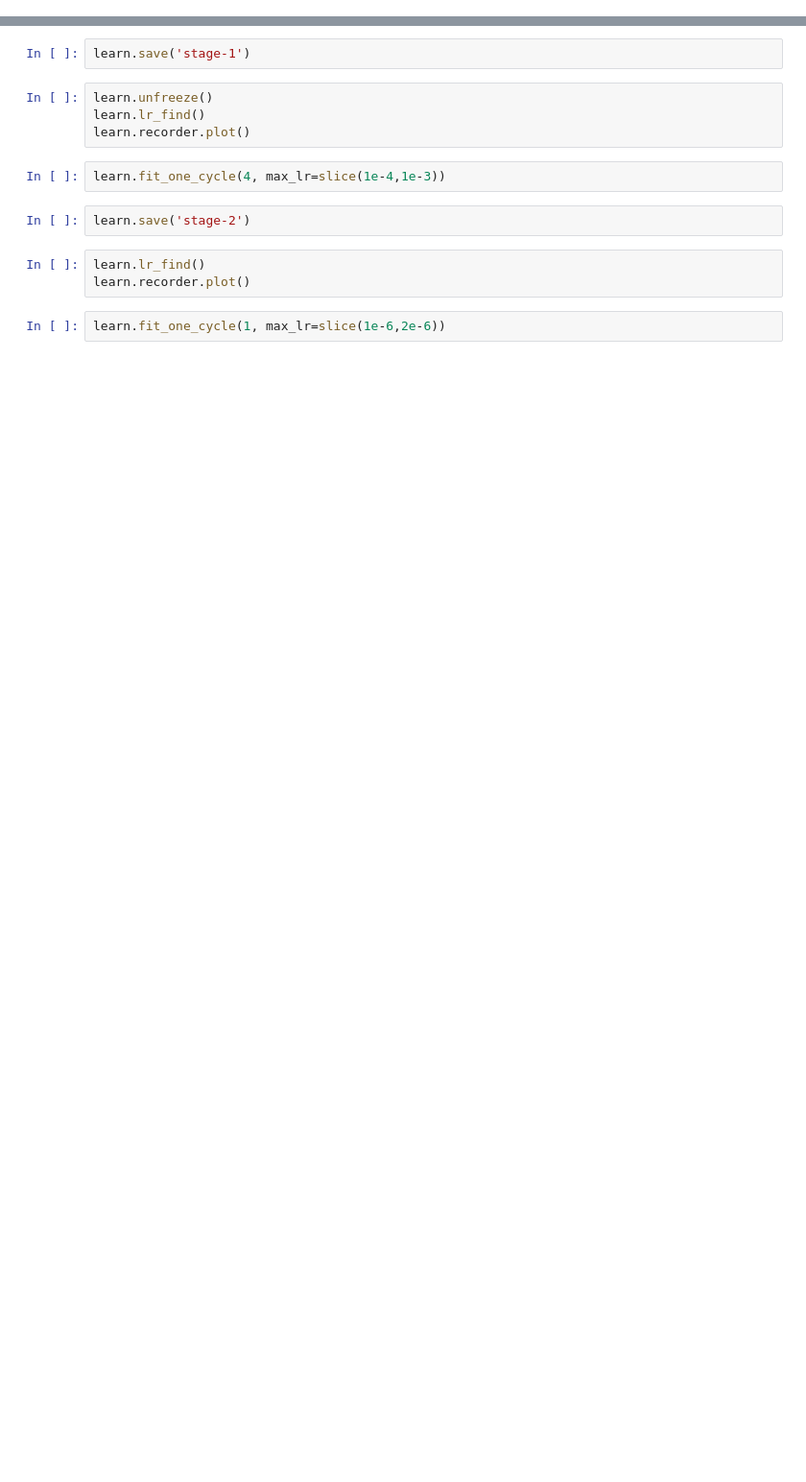
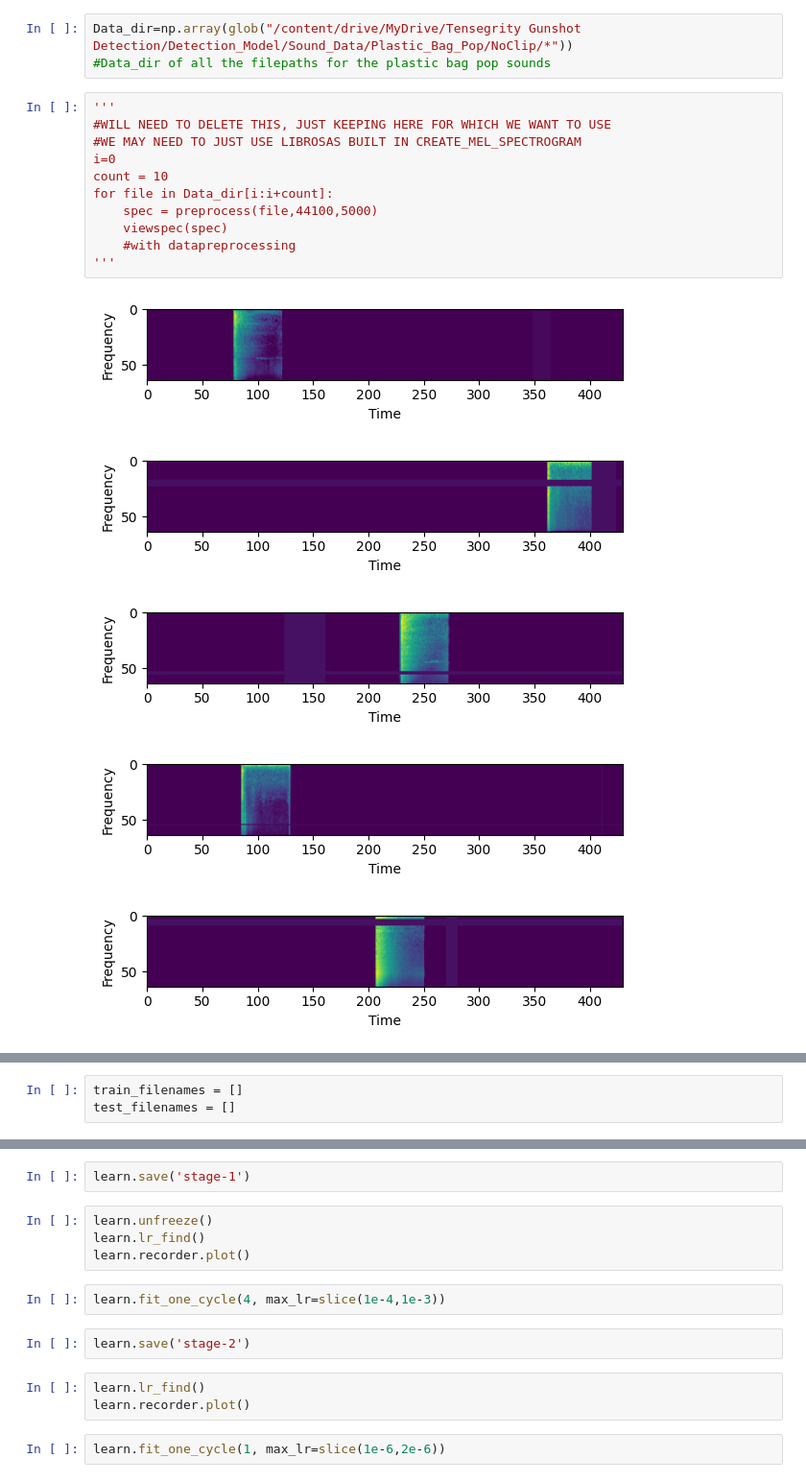
Before and after one commit to BerkeleyExpertSystemTechnologiesLab/noisedetection, a Jupyter notebook: spectrogram_model.ipynb, the cells around one changed output, grey strips where cells are left out. Shown at 96% size. Cells and saved outputs as stored; diff of their text form; blank space fills up the shorter version.

```diff
--- a/spectrogram_model.ipynb
+++ b/spectrogram_model.ipynb
@@ -24,0 +269,20 @@ hint: See above for output from the failure.
+# %%
+Data_dir=np.array(glob("/content/drive/MyDrive/Tensegrity Gunshot Detection/Detection_Model/Sound_Data/Plastic_Bag_Pop/NoClip/*"))
+#Data_dir of all the filepaths for the plastic bag pop sounds
+# %%
+'''
+#WILL NEED TO DELETE THIS, JUST KEEPING HERE FOR WHICH WE WANT TO USE
+#WE MAY NEED TO JUST USE LIBROSAS BUILT IN CREATE_MEL_SPECTROGRAM
+i=0
+count = 10
+for file in Data_dir[i:i+count]:
+    spec = preprocess(file,44100,5000)
+    viewspec(spec)
+    #with datapreprocessing
+'''
+# %% [output]
+[figure, added]
+[figure, added]
+[figure, added]
+[figure, added]
+[figure, added]
@@ -24,0 +294,3 @@ hint: See above for output from the failure.
+# %%
+train_filenames = []
+test_filenames = []
```
Also changed, not shown: parts of 41 cells of this notebook, 3 other files.
